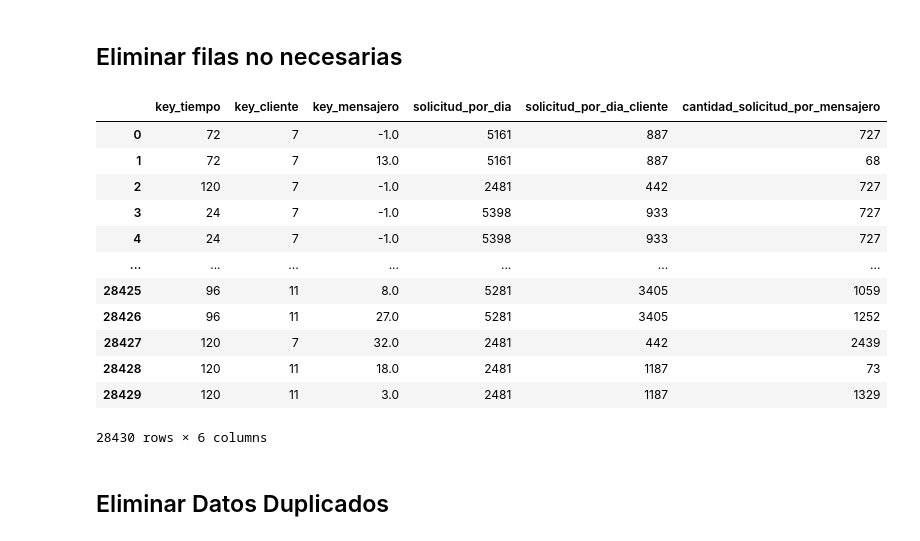
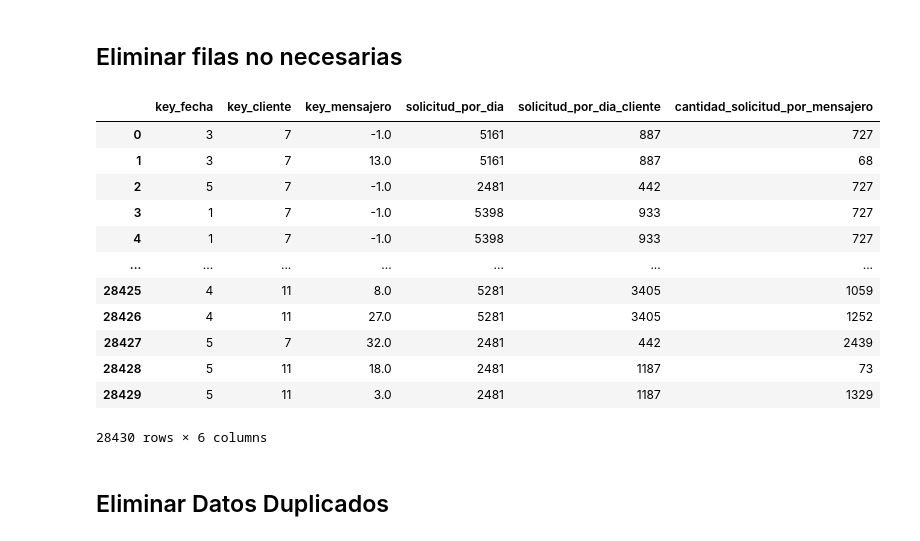
Before and after one commit to JabColV/datascience_project, a Jupyter notebook: segunda_entrega/hecho_servicio_dia.ipynb, the cells around one changed output. Cells and saved outputs as stored; diff of their text form; code cells hidden in the pictures.

```diff
--- a/segunda_entrega/hecho_servicio_dia.ipynb
+++ b/segunda_entrega/hecho_servicio_dia.ipynb
@@ -163,21 +163,21 @@ hecho_servicio_dia.head(6)
 # %% [markdown]
 ## Eliminar filas no necesarias
 # %%
-hecho_servicio_dia.drop(columns=["id","cliente_id","mensajero_id","day_str"], inplace=True)
+hecho_servicio_dia.drop(columns=["id","cliente_id","dia","mensajero_id","day_str"], inplace=True)
 hecho_servicio_dia
 # %% [output]
-|  | key_tiempo | key_cliente | key_mensajero | solicitud_por_dia | solicitud_por_dia_cliente | cantidad_solicitud_por_mensajero |
-| 0 | 72 | 7 | -1.0 | 5161 | 887 | 727 |
-| 1 | 72 | 7 | 13.0 | 5161 | 887 | 68 |
-| 2 | 120 | 7 | -1.0 | 2481 | 442 | 727 |
-| 3 | 24 | 7 | -1.0 | 5398 | 933 | 727 |
-| 4 | 24 | 7 | -1.0 | 5398 | 933 | 727 |
+|  | key_fecha | key_cliente | key_mensajero | solicitud_por_dia | solicitud_por_dia_cliente | cantidad_solicitud_por_mensajero |
+| 0 | 3 | 7 | -1.0 | 5161 | 887 | 727 |
+| 1 | 3 | 7 | 13.0 | 5161 | 887 | 68 |
+| 2 | 5 | 7 | -1.0 | 2481 | 442 | 727 |
+| 3 | 1 | 7 | -1.0 | 5398 | 933 | 727 |
+| 4 | 1 | 7 | -1.0 | 5398 | 933 | 727 |
 | ... | ... | ... | ... | ... | ... | ... |
-| 28425 | 96 | 11 | 8.0 | 5281 | 3405 | 1059 |
-| 28426 | 96 | 11 | 27.0 | 5281 | 3405 | 1252 |
-| 28427 | 120 | 7 | 32.0 | 2481 | 442 | 2439 |
-| 28428 | 120 | 11 | 18.0 | 2481 | 1187 | 73 |
-| 28429 | 120 | 11 | 3.0 | 2481 | 1187 | 1329 |
+| 28425 | 4 | 11 | 8.0 | 5281 | 3405 | 1059 |
+| 28426 | 4 | 11 | 27.0 | 5281 | 3405 | 1252 |
+| 28427 | 5 | 7 | 32.0 | 2481 | 442 | 2439 |
+| 28428 | 5 | 11 | 18.0 | 2481 | 1187 | 73 |
+| 28429 | 5 | 11 | 3.0 | 2481 | 1187 | 1329 |
 28430 rows × 6 columns
 # %% [markdown]
 ## Eliminar Datos Duplicados
```
Also changed, not shown: parts of 6 cells of this notebook.
